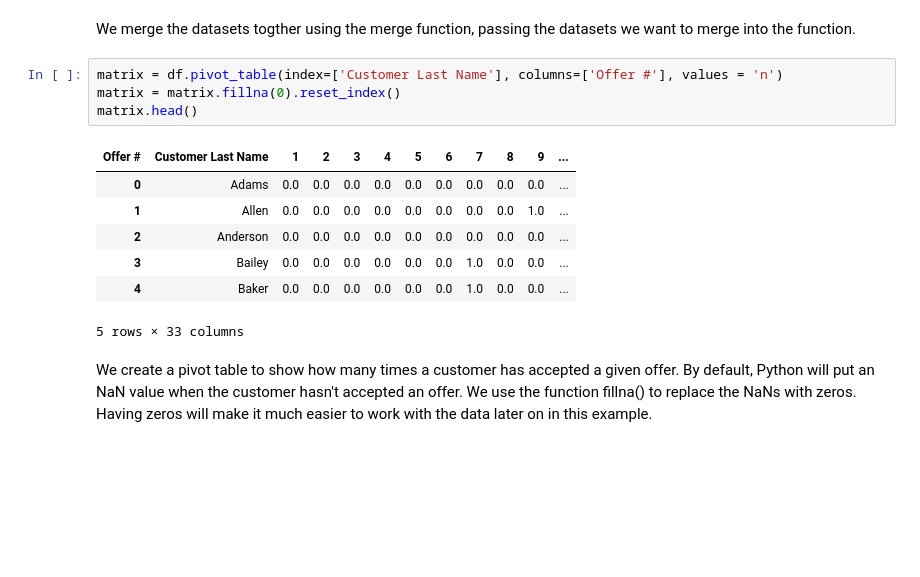
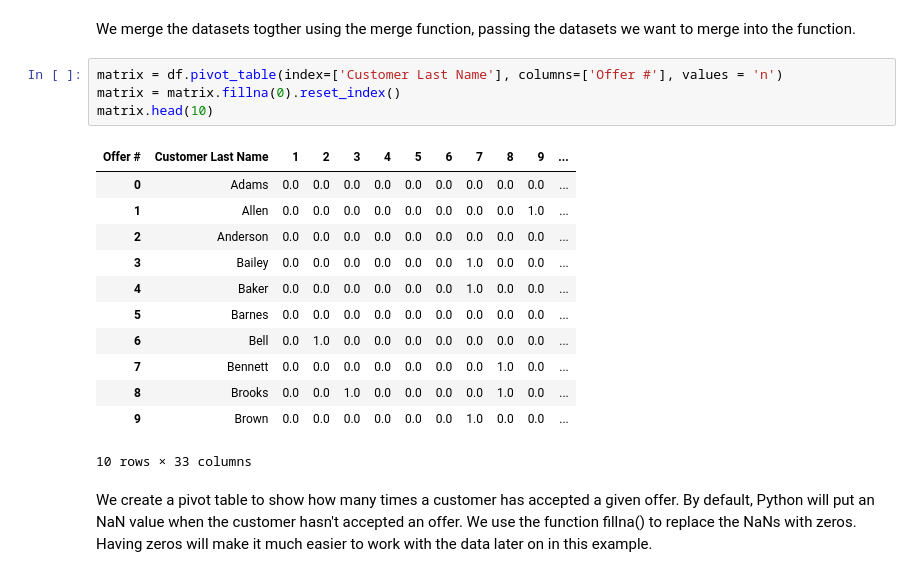
Before and after one commit to davidkrauza/business-analytics, a Jupyter notebook: unit-06/python/Unit-06-python-unit-04.ipynb, the cells around one changed output. Drawn from its saved outputs; the diff is of its cells as text; blank space fills up the shorter version.

```diff
--- a/unit-06/python/Unit-06-python-unit-04.ipynb
+++ b/unit-06/python/Unit-06-python-unit-04.ipynb
@@ -66,15 +66,20 @@ We merge the datasets togther using the merge function, passing the datasets we
 # %%
 matrix = df.pivot_table(index=['Customer Last Name'], columns=['Offer #'], values = 'n')
 matrix = matrix.fillna(0).reset_index()
-matrix.head()
+matrix.head(10)
 # %% [output]
 | Offer # | Customer Last Name | 1 | 2 | 3 | 4 | 5 | 6 | 7 | 8 | 9 | ... |
 | 0 | Adams | 0.0 | 0.0 | 0.0 | 0.0 | 0.0 | 0.0 | 0.0 | 0.0 | 0.0 | ... |
 | 1 | Allen | 0.0 | 0.0 | 0.0 | 0.0 | 0.0 | 0.0 | 0.0 | 0.0 | 1.0 | ... |
 | 2 | Anderson | 0.0 | 0.0 | 0.0 | 0.0 | 0.0 | 0.0 | 0.0 | 0.0 | 0.0 | ... |
 | 3 | Bailey | 0.0 | 0.0 | 0.0 | 0.0 | 0.0 | 0.0 | 1.0 | 0.0 | 0.0 | ... |
 | 4 | Baker | 0.0 | 0.0 | 0.0 | 0.0 | 0.0 | 0.0 | 1.0 | 0.0 | 0.0 | ... |
+| 5 | Barnes | 0.0 | 0.0 | 0.0 | 0.0 | 0.0 | 0.0 | 0.0 | 0.0 | 0.0 | ... |
+| 6 | Bell | 0.0 | 1.0 | 0.0 | 0.0 | 0.0 | 0.0 | 0.0 | 0.0 | 0.0 | ... |
+| 7 | Bennett | 0.0 | 0.0 | 0.0 | 0.0 | 0.0 | 0.0 | 0.0 | 1.0 | 0.0 | ... |
+| 8 | Brooks | 0.0 | 0.0 | 1.0 | 0.0 | 0.0 | 0.0 | 0.0 | 1.0 | 0.0 | ... |
+| 9 | Brown | 0.0 | 0.0 | 0.0 | 0.0 | 0.0 | 0.0 | 1.0 | 0.0 | 0.0 | ... |
-5 rows × 33 columns
+10 rows × 33 columns
 # %% [markdown]
 We create a pivot table to show how many times a customer has accepted a given offer. By default, Python will put an NaN value when the customer hasn't accepted an offer. We use the function fillna() to replace the NaNs with zeros. Having zeros will make it much easier to work with the data later on in this example.
 # %%
```
Also changed, not shown: parts of 14 cells of this notebook.
